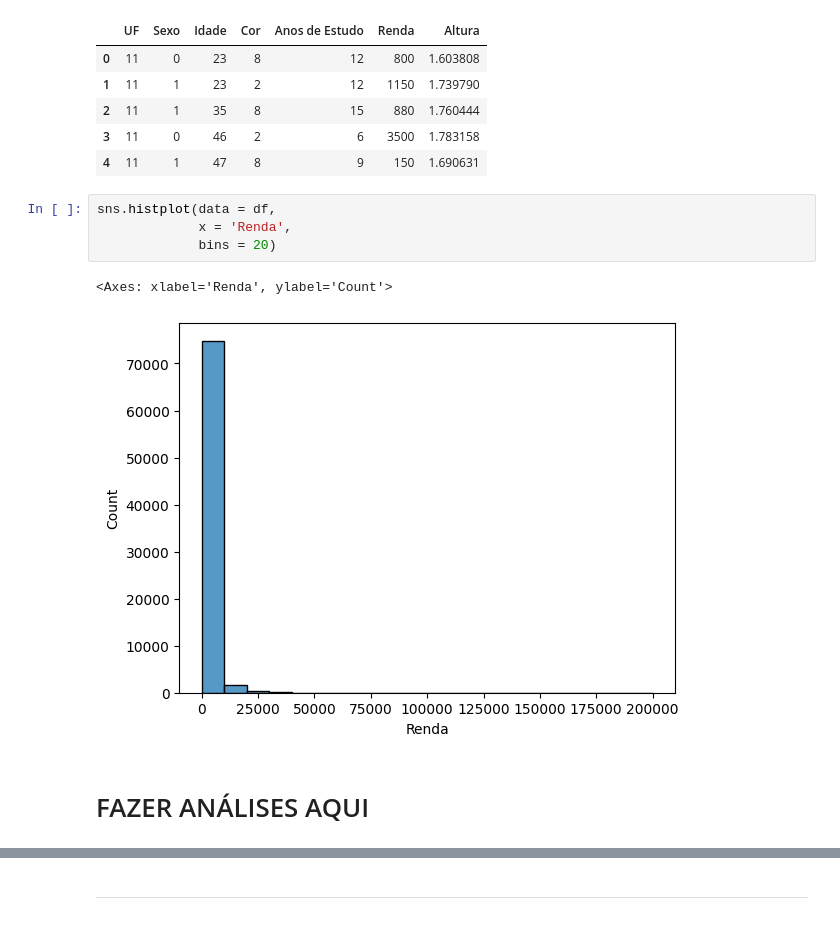
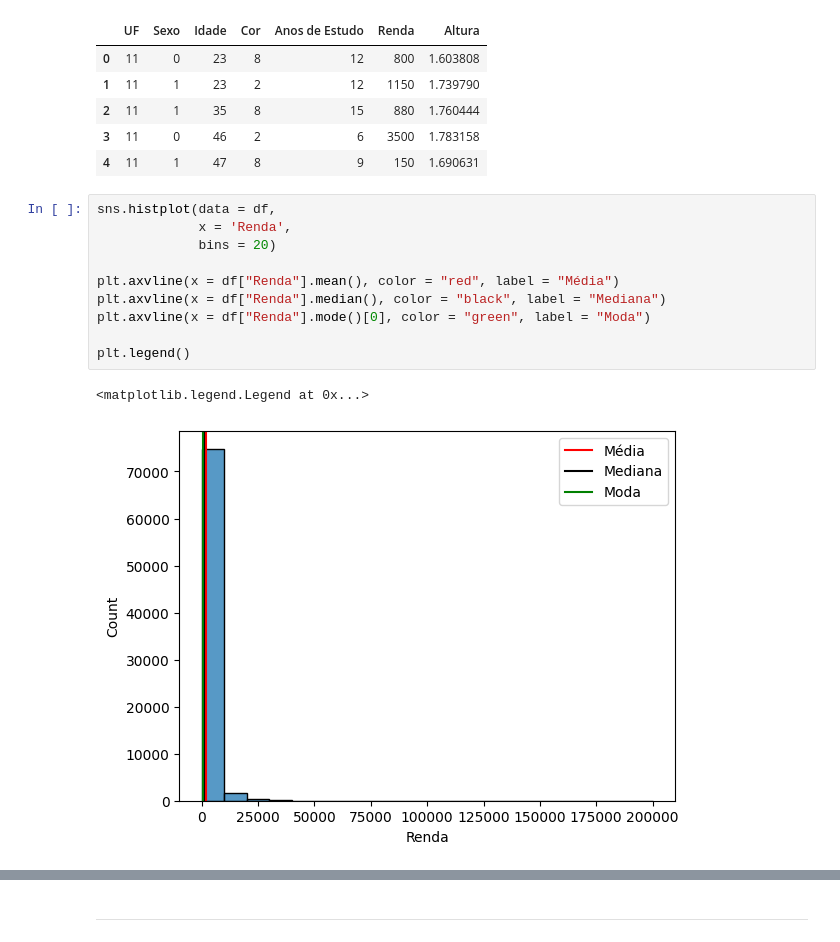
Before and after one commit to fernandobrancher/exercices_module8_statistics, a Jupyter notebook: exercise1_case_descriptive_statistics.ipynb, the cells around one changed output, grey strips where cells are left out. Cells and saved outputs as stored; diff of their text form.

```diff
--- a/exercise1_case_descriptive_statistics.ipynb
+++ b/exercise1_case_descriptive_statistics.ipynb
@@ -508,12 +508,16 @@ df.head()
 | 2 | 11 | 1 | 35 | 8 | 15 | 880 | 1.760444 |
 | 3 | 11 | 0 | 46 | 2 | 6 | 3500 | 1.783158 |
 | 4 | 11 | 1 | 47 | 8 | 9 | 150 | 1.690631 |
-# %%
-sns.histplot(data = df,
-             x = 'Renda',
-             bins = 20)
-# %% [output]
-<Axes: xlabel='Renda', ylabel='Count'>
-[figure, removed]
-# %% [markdown]
-# FAZER ANÁLISES AQUI
+# %%
+sns.histplot(data = df,
+             x = 'Renda',
+             bins = 20)
+
+plt.axvline(x = df["Renda"].mean(), color = "red", label = "Média")
+plt.axvline(x = df["Renda"].median(), color = "black", label = "Mediana")
+plt.axvline(x = df["Renda"].mode()[0], color = "green", label = "Moda")
+
+plt.legend()
+# %% [output]
+<matplotlib.legend.Legend at 0x...>
+[figure, added]
```
Also changed, not shown: parts of 3 cells of this notebook.
